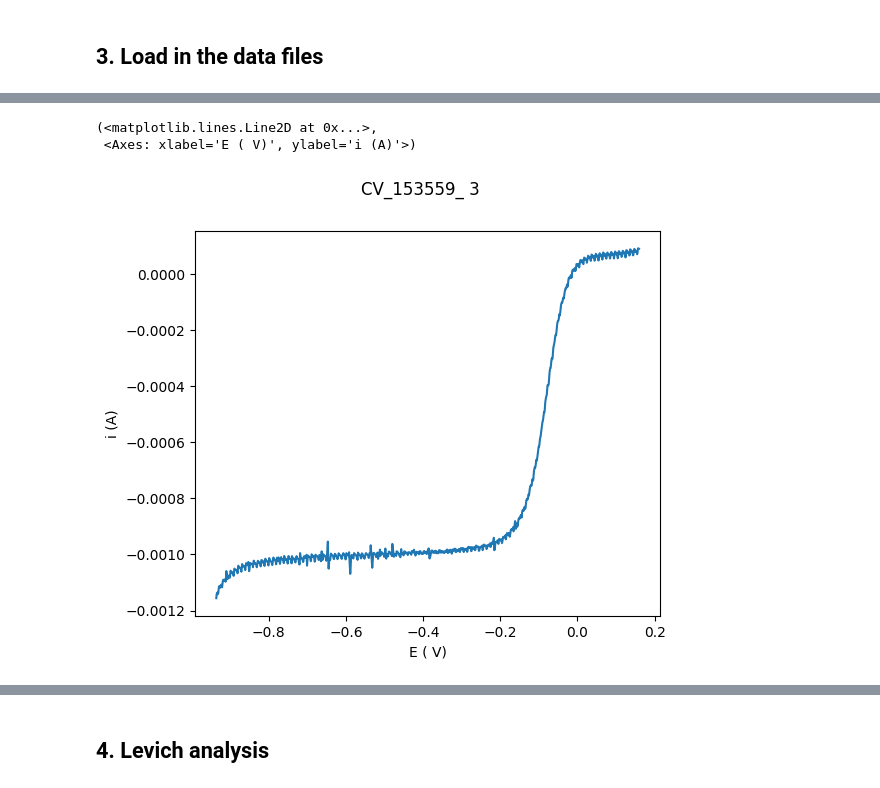
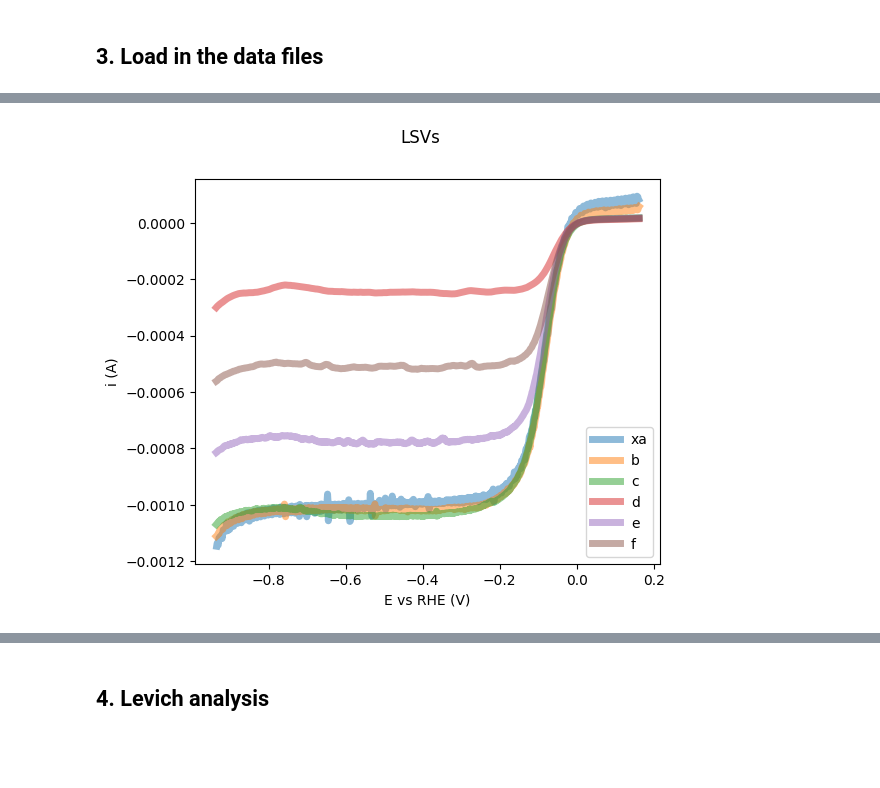
Before and after one commit to NordicEC/EC4py, a Jupyter notebook: dev/LSV_Data/LSV_Datas.ipynb, the cells around one changed output, grey strips where cells are left out. Saved outputs shown, nothing was run; the diff lists cells and outputs as text; code cells hidden in the pictures; blank space fills up the shorter version.

```diff
--- a/dev/LSV_Data/LSV_Datas.ipynb
+++ b/dev/LSV_Data/LSV_Datas.ipynb
@@ -30,8 +28,6 @@ NameError: name 'LSV_Datas' is not defined
-# %%
-data.plot()
-# %% [output]
-(<matplotlib.lines.Line2D at 0x...>,
- <Axes: xlabel='E ( V)', ylabel='i (A)'>)
-[figure, removed]
+# %%
+lines,_= data.plot(label=["xa", "b", "c", "d", "e", "f", "g"],linewidth=5, alpha=0.5)
+# %% [output]
+[figure, added]
 # %%
 #plot = CVs.plot("" ,legend = "name", smooth_y=50)
```
Also changed, not shown: parts of 8 cells of this notebook, 11 other files.
